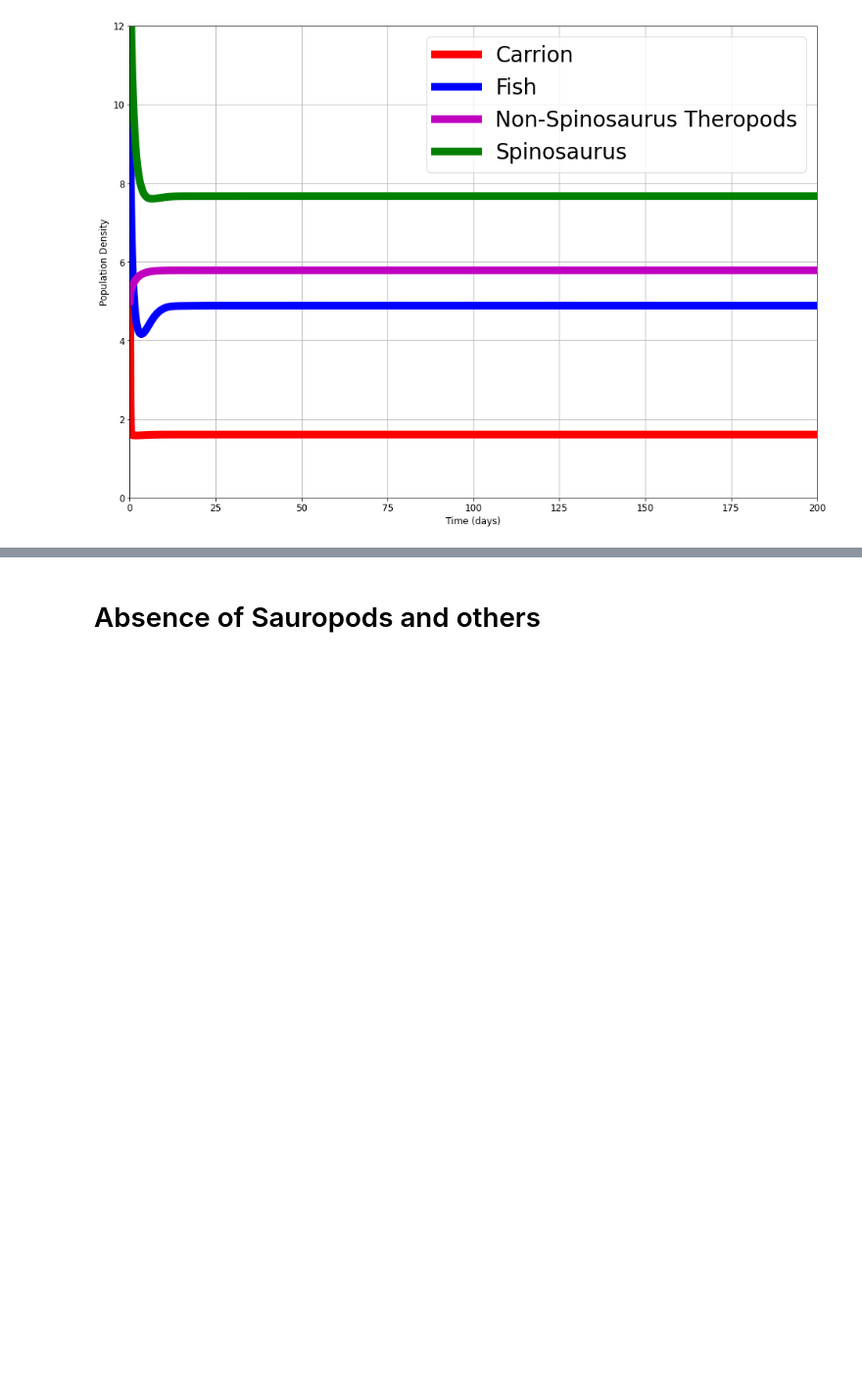
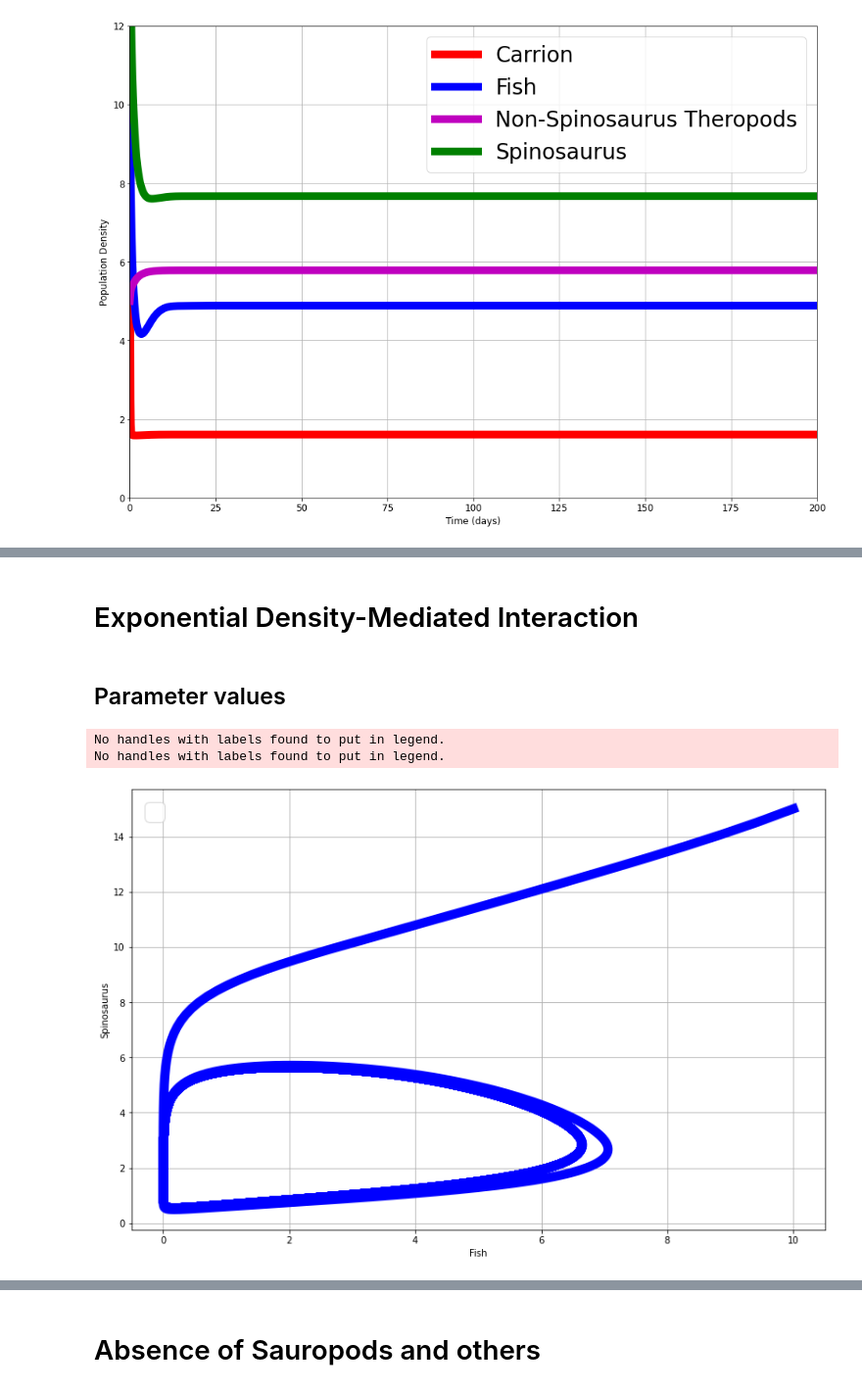
Before and after one commit to Tungdil01/palaeoEcologyKemKem, a Jupyter notebook: palaeoEcologyKemKem.ipynb, the cells around one changed output, grey strips where cells are left out. Shown at 98% size. Saved outputs shown, nothing was run; the diff lists cells and outputs as text; code cells hidden in the pictures; blank space fills up the shorter version.

Commit message:
Add files via upload
Inclusion of model with crocodylomorphs.

```diff
--- a/palaeoEcologyKemKem.ipynb
+++ b/palaeoEcologyKemKem.ipynb
@@ -2187,0 +2190,28 @@ The PostScript backend does not support transparency; partially transparent arti
+# %% [markdown]
+# Exponential Density-Mediated Interaction
+# %% [markdown]
+## Parameter values
+# %%
+lambda_T=0.1
+lambda_S=0.01
+alpha=1
+beta=100
+p=20
+d=10
+a_S=1
+h_S=1
+a_T=1
+h_T=1
+O=0.5
+r_F=2
+K_F=10
+m_T=0.1
+q_T=0.1
+m_S=0.1
+q_S=0.1
+a_R=1
+h_R=1
+m_R=0.1
+q_R=0.1
+
+y0 = np.array([10, 10, 5, 15, 5])
@@ -2187,0 +2293,22 @@ The PostScript backend does not support transparency; partially transparent arti
+# %%
+solution_ODE_exponential_density_mediated = ode_solver_exponential_density_mediated(y0,(t0, tf + days_to_forecast),time_list,lambda_T=lambda_T, lambda_S=lambda_S, alpha=alpha, beta=beta, p=p, d=d, a_S=a_S, h_S=h_S, a_T=a_T, h_T=h_T, O=O, r_F=r_F, K_F=K_F, m_T=m_T, q_T=q_T, m_S=m_S, q_S=q_S, a_R=a_R, h_R=h_R, m_R=m_R, q_R=q_R)
+t_computed_exponential_density_mediated, y_computed_exponential_density_mediated = solution_ODE_exponential_density_mediated.t, solution_ODE_exponential_density_mediated.y
+Carrion, Fish, Other_Theropods, Spinosaurus, Crocodylomorpha = y_computed_exponential_density_mediated
+# %%
+fig, ax = plt.subplots(figsize=(12, 8))
+
+ax.plot(Fish, Spinosaurus, linestyle="-", linewidth=10, markersize=12,color="b")
+
+plt.xlabel("Fish")
+plt.ylabel("Spinosaurus")
+plt.legend(fancybox=True, shadow=True)
+plt.grid()
+plt.rcParams.update({'font.size': 30})
+leg = ax.legend(prop={"size":28})
+
+plt.tight_layout()
+plt.show()
+# %% [output]
+No handles with labels found to put in legend.
+No handles with labels found to put in legend.
+[figure, added]
```
Also changed, not shown: parts of 10 cells of this notebook.
